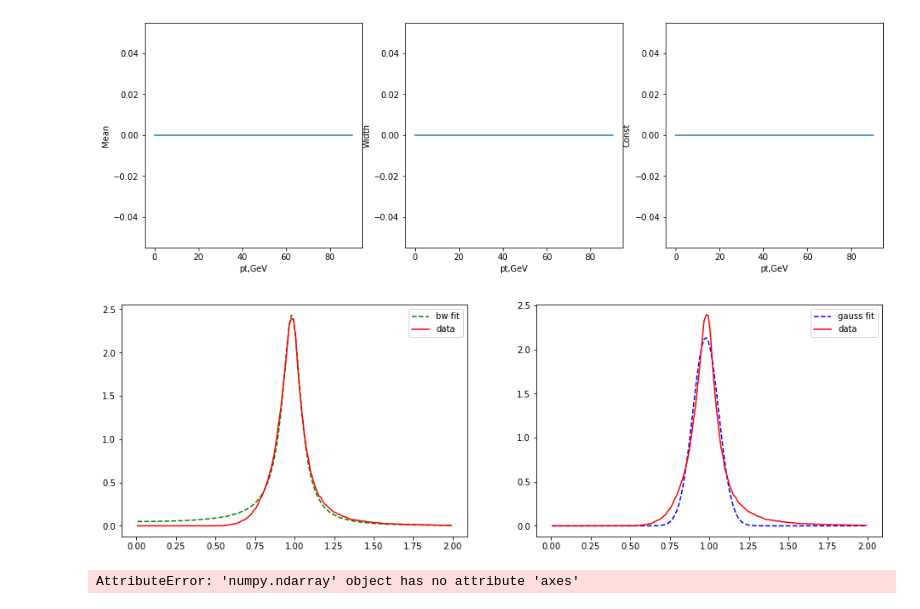
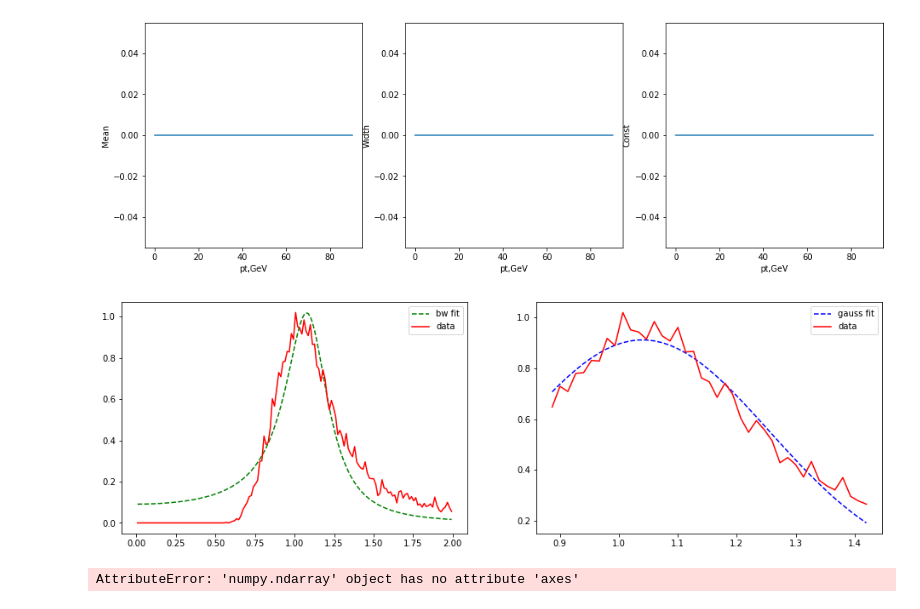
Before and after one commit to mandalaritra1/QJetMassUproot, a Jupyter notebook: Gaussian fit for different pt ranges.ipynb, the cells around one changed output. Cells and saved outputs as stored; diff of their text form; code cells hidden in the pictures.

```diff
--- a/Gaussian fit for different pt ranges.ipynb
+++ b/Gaussian fit for different pt ranges.ipynb
@@ -4,10 +4,10 @@ import numpy as np
 import matplotlib.pyplot as plt
 import hist
 # %%
-with open("qjetmass_zjets_gen.pkl", "rb") as f:
+with open("qjetmass_zjets_reco.pkl", "rb") as f:
     output = pickle.load( f )
 # %%
-h = output['ptfrac_z_jet_gen']
+h = output['ptfrac_z_jet_reco']
 hlist = []
 for i in range(h.axes[1].size-1):
     hlist.append(h[sum,i:i+1,:].values())
@@ -21,7 +21,7 @@ frac_values = h.axes[2].centers
 binlength = frac_values[2] - frac_values[0]
 # %%
 fig, ax = plt.subplots(nrows=4, ncols=4,figsize = (12,10))
-hlist_plot = hlist[:16]
+hlist_plot = hlist[10:26]
 for i,h in enumerate(hlist_plot):
         row = (i )//4
         col = (i ) % 4
@@ -100,7 +100,7 @@ class Histfit:
 
     def fill_std(self):
         for i in range(self.N):
-            self.stdList[i] = self.estimate_std(self.histList[i][0], meanList[i])
+            self.stdList[i] = self.estimate_std(self.histList[i][0], self.meanList[i])
 
     def gauss(self,x,  x0, sigma,a):
         return (a*(1/(sigma*np.sqrt(2*np.pi)))*np.exp(-(x - x0) ** 2 / (2 * sigma ** 2)))
@@ -201,7 +201,7 @@ class Histfit:
         fit_dist = self.gauss(frac_valuenew,mean,sigma,const)
         plt.plot(frac_valuenew,fit_dist,'b--',label = 'gauss fit')
 
-        plt.plot(frac_valuenew,self.hnew, 'r',label = 'data')
+        plt.plot(frac_valuenew,hnew, 'r',label = 'data')
         plt.legend()
 # %%
 histfit = Histfit(hlist[:10])
@@ -220,8 +218,9 @@ Gauss
 [figure]
 [figure]
 # %%
+histfit.showFit(9)
 # %% [output]
-[figure, old version]
+[figure, new version]
 # %%
 meanlist = []
 sigmalist = []
```
Also changed, not shown: parts of 3 cells of this notebook, 11 other files.
